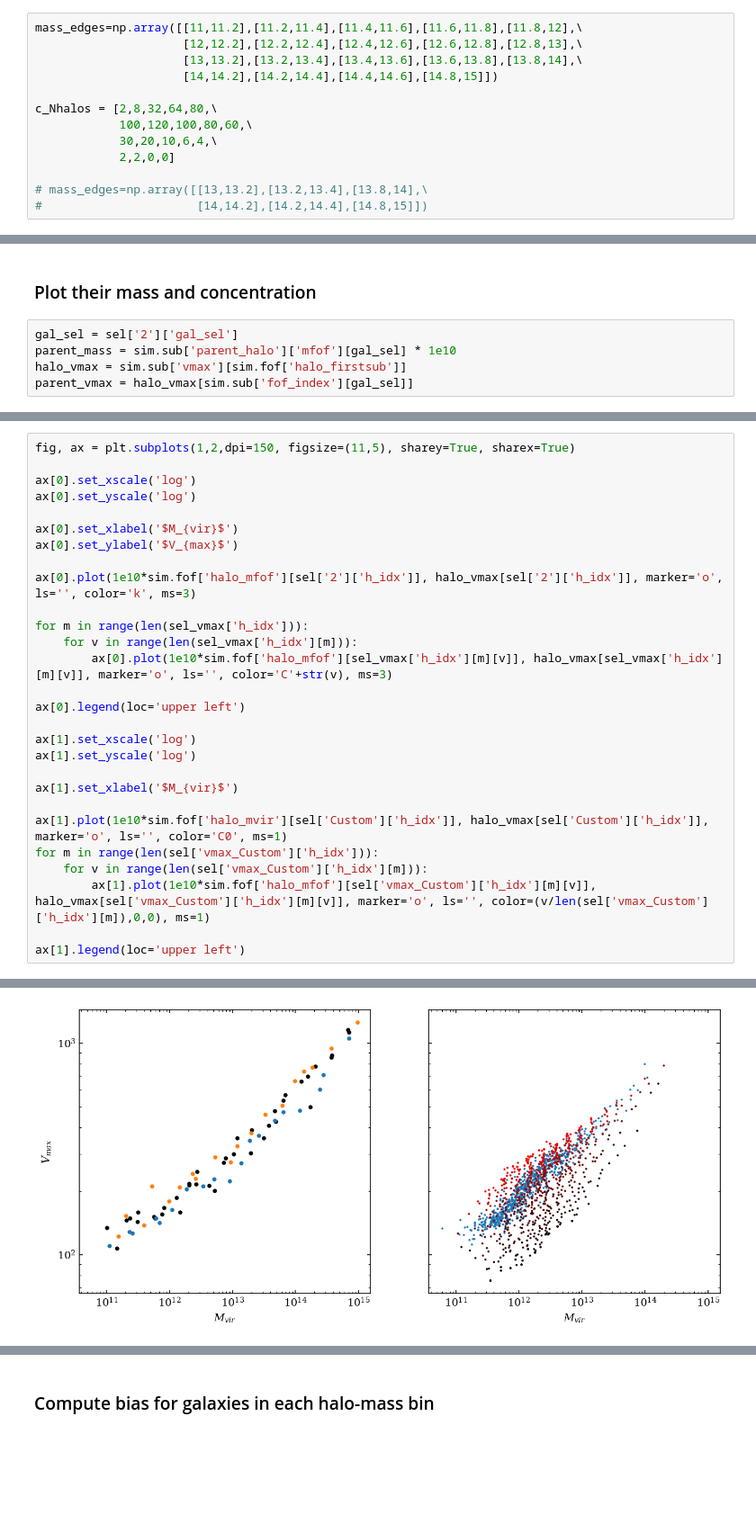
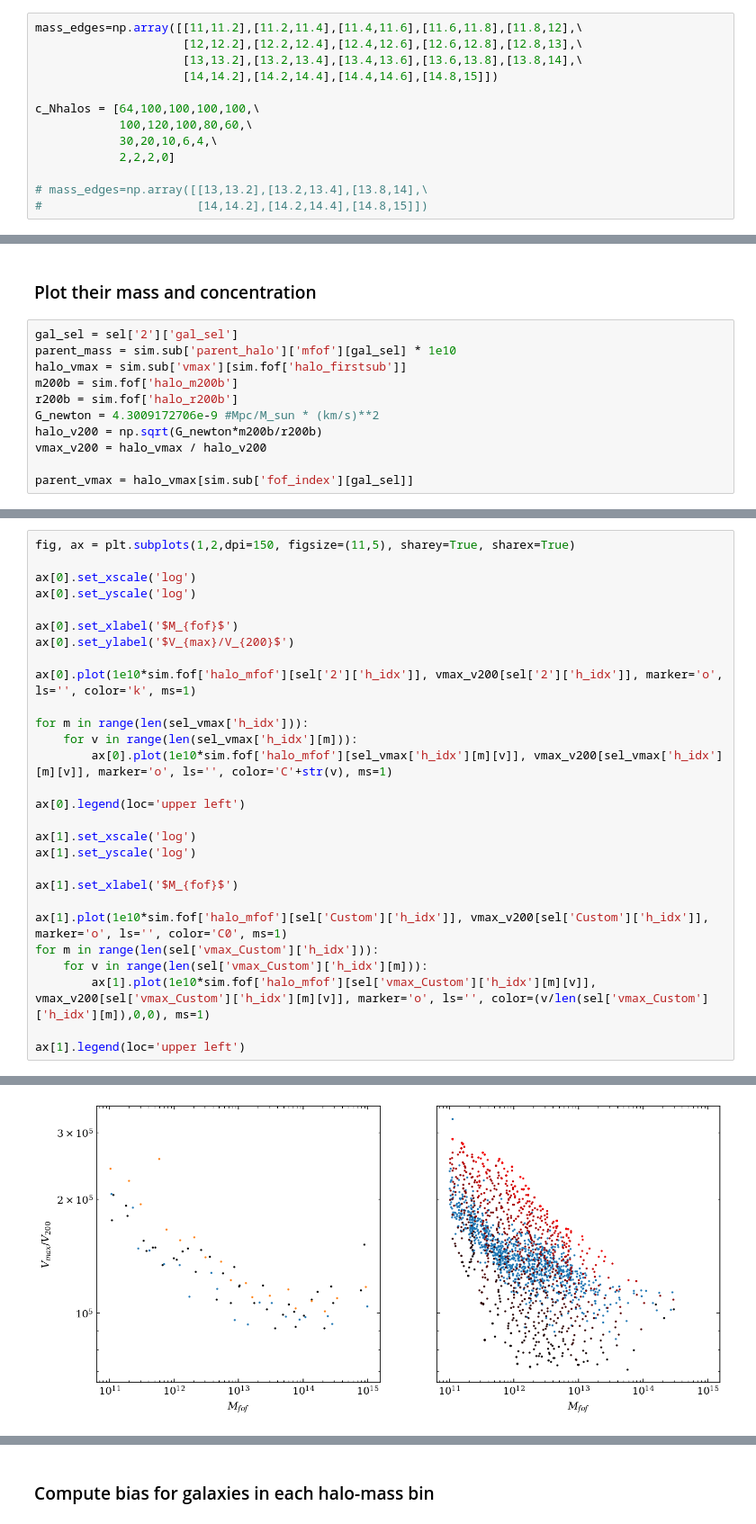
Before and after one commit to fgmaion/MTNG-resims, a Jupyter notebook: Notebooks/estimate_halo_number.ipynb, the cells around one changed output, grey strips where cells are left out. Shown at 90% size. Cells and saved outputs as stored; diff of their text form; blank space fills up the shorter version.

```diff
--- a/Notebooks/estimate_halo_number.ipynb
+++ b/Notebooks/estimate_halo_number.ipynb
@@ -46,10 +51,10 @@ mass_edges=np.array([[11,11.2],[11.2,11.4],[11.4,11.6],[11.6,11.8],[11.8,12],\
                      [13,13.2],[13.2,13.4],[13.4,13.6],[13.6,13.8],[13.8,14],\
                      [14,14.2],[14.2,14.4],[14.4,14.6],[14.8,15]])
 
-c_Nhalos = [2,8,32,64,80,\
+c_Nhalos = [64,100,100,100,100,\
             100,120,100,80,60,\
             30,20,10,6,4,\
-            2,2,0,0]
+            2,2,2,0]
 
 # mass_edges=np.array([[13,13.2],[13.2,13.4],[13.8,14],\
 #                      [14,14.2],[14.2,14.4],[14.8,15]])
@@ -81,4 +83,10 @@ sel['vmax_Custom'] = splitter.subhalo_sel(mhalo_edges=mass_edges, vmax_sel=True,
 gal_sel = sel['2']['gal_sel']
 parent_mass = sim.sub['parent_halo']['mfof'][gal_sel] * 1e10
 halo_vmax = sim.sub['vmax'][sim.fof['halo_firstsub']]
+m200b = sim.fof['halo_m200b']
+r200b = sim.fof['halo_r200b']
+G_newton = 4.3009172706e-9 #Mpc/M_sun * (km/s)**2
+halo_v200 = np.sqrt(G_newton*m200b/r200b)
+vmax_v200 = halo_vmax / halo_v200
+
 parent_vmax = halo_vmax[sim.sub['fof_index'][gal_sel]]
@@ -89,36 +93,36 @@ len(sel_vmax['h_idx'])
 # %%
 fig, ax = plt.subplots(1,2,dpi=150, figsize=(11,5), sharey=True, sharex=True)
 
 ax[0].set_xscale('log')
 ax[0].set_yscale('log')
 
-ax[0].set_xlabel('$M_{vir}$')
-ax[0].set_ylabel('$V_{max}$')
+ax[0].set_xlabel('$M_{fof}$')
+ax[0].set_ylabel('$V_{max}/V_{200}$')
 
-ax[0].plot(1e10*sim.fof['halo_mfof'][sel['2']['h_idx']], halo_vmax[sel['2']['h_idx']], marker='o', ls='', color='k', ms=3)
+ax[0].plot(1e10*sim.fof['halo_mfof'][sel['2']['h_idx']], vmax_v200[sel['2']['h_idx']], marker='o', ls='', color='k', ms=1)
 
 for m in range(len(sel_vmax['h_idx'])):
     for v in range(len(sel_vmax['h_idx'][m])):
-        ax[0].plot(1e10*sim.fof['halo_mfof'][sel_vmax['h_idx'][m][v]], halo_vmax[sel_vmax['h_idx'][m][v]], marker='o', ls='', color='C'+str(v), ms=3)
+        ax[0].plot(1e10*sim.fof['halo_mfof'][sel_vmax['h_idx'][m][v]], vmax_v200[sel_vmax['h_idx'][m][v]], marker='o', ls='', color='C'+str(v), ms=1)
 
 ax[0].legend(loc='upper left')
 
 ax[1].set_xscale('log')
 ax[1].set_yscale('log')
 
-ax[1].set_xlabel('$M_{vir}$')
+ax[1].set_xlabel('$M_{fof}$')
 
-ax[1].plot(1e10*sim.fof['halo_mvir'][sel['Custom']['h_idx']], halo_vmax[sel['Custom']['h_idx']], marker='o', ls='', color='C0', ms=1)
+ax[1].plot(1e10*sim.fof['halo_mfof'][sel['Custom']['h_idx']], vmax_v200[sel['Custom']['h_idx']], marker='o', ls='', color='C0', ms=1)
 for m in range(len(sel['vmax_Custom']['h_idx'])):
     for v in range(len(sel['vmax_Custom']['h_idx'][m])):
-        ax[1].plot(1e10*sim.fof['halo_mfof'][sel['vmax_Custom']['h_idx'][m][v]], halo_vmax[sel['vmax_Custom']['h_idx'][m][v]], marker='o', ls='', color=(v/len(sel['vmax_Custom']['h_idx'][m]),0,0), ms=1)
+        ax[1].plot(1e10*sim.fof['halo_mfof'][sel['vmax_Custom']['h_idx'][m][v]], vmax_v200[sel['vmax_Custom']['h_idx'][m][v]], marker='o', ls='', color=(v/len(sel['vmax_Custom']['h_idx'][m]),0,0), ms=1)
 
 ax[1].legend(loc='upper left')
 # %% [output]
 No artists with labels found to put in legend.  Note that artists whose label start with an underscore are ignored when legend() is called with no argument.
 No artists with labels found to put in legend.  Note that artists whose label start with an underscore are ignored when legend() is called with no argument.
 <matplotlib.legend.Legend at 0x...>
-[figure, old version]
+[figure, new version]
 # %%
 fig, ax = plt.subplots(dpi=150, figsize=(5.5,5))
 
```
Also changed, not shown: parts of 17 cells of this notebook.
